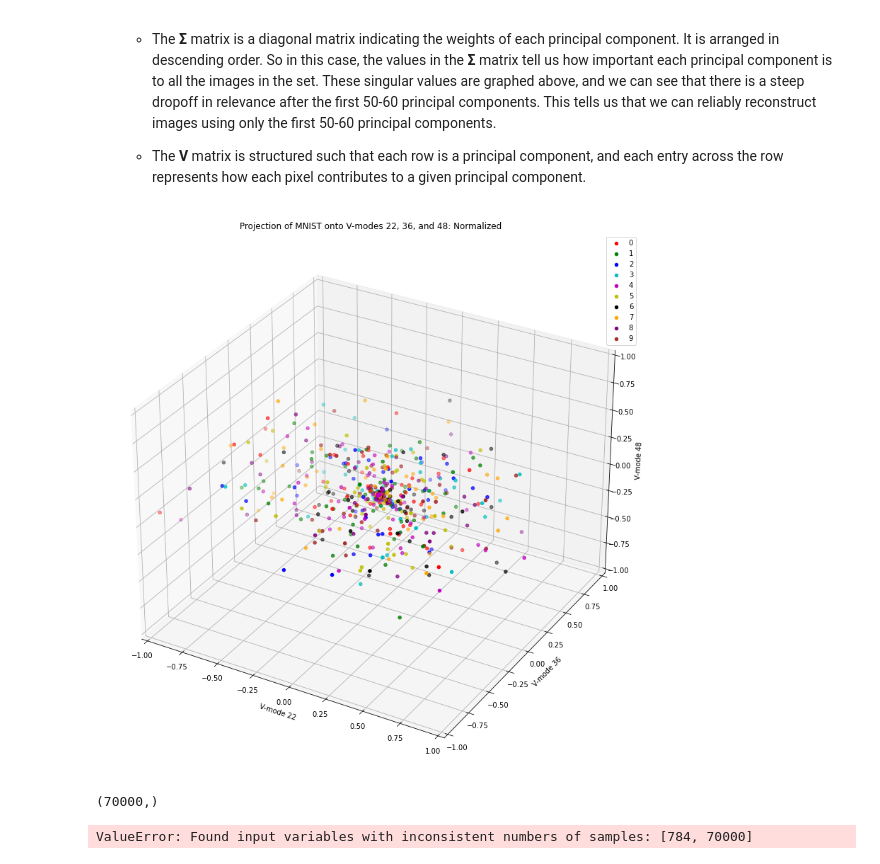
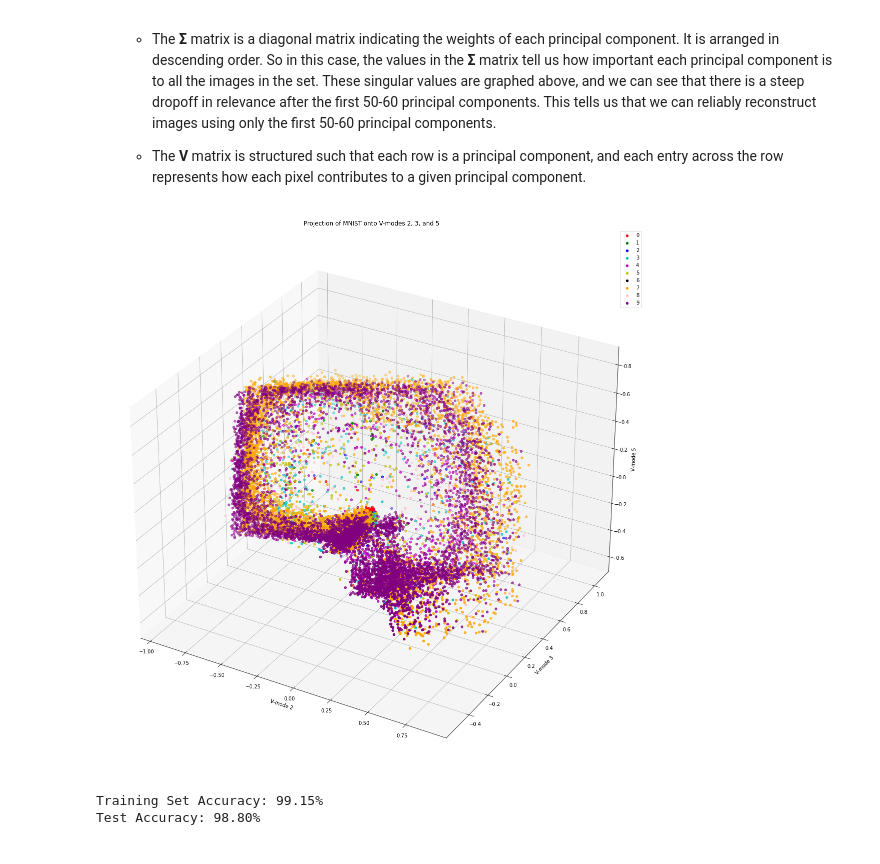
Before and after one commit to gitbheeds/EE399-Machine-Learning-and-Neural-Networks, a Jupyter notebook: HW3.ipynb, the cells around one changed output. Drawn from its saved outputs; the diff is of its cells as text; code cells hidden in the pictures.

```diff
--- a/HW3.ipynb
+++ b/HW3.ipynb
@@ -60,43 +60,32 @@ Number of modes necessary for 90% image reconstruction: 53
 
     - The **V** matrix is structured such that each row is a principal component, and each entry across the row represents how each pixel contributes to a given principal component.
 # %%
-#Problem 4: Projecting MNIST data onto
 # Select three columns of V
-V_select = Vt[[22, 36, 48], :]
-
+V_select = Vt[:, [1, 2, 4]]
 # Project X_reshaped onto the selected V-modes
-X_proj = X @ V_select.T
-X_proj = (X_proj / np.max(X_proj))
+X_proj = (X.T @ V_select)
 
 # Color the points by their digit label
 y = np.array(mnist.target)
-unique_vals = np.unique(y) #finding unique values in y aka digits 0-9
-num_vals = len(unique_vals)
-colors = ["r", "g", "b", "c", "m", "y", "k", "orange", "purple", "brown"] #list of colors
+unique_vals = np.unique(y)
 
-# Set up the figure. Larger figsize so its easier to see
-fig = plt.figure(figsize=(14, 14))
+colors = ["r", "g", "b", "c", "m", "y", "k", "orange", "pink", "purple"]
+fig = plt.figure(figsize=(20,20))
 ax = fig.add_subplot(111, projection='3d')
 
 # Plotting
 for i, val in enumerate(unique_vals):
     indices = np.where(y == val)[0]
-    valid_indices = np.intersect1d(indices, np.arange(X_proj.shape[0]))
-    ax.scatter3D(X_proj[valid_indices, 0], X_proj[valid_indices, 1], X_proj[valid_indices, 2], color=colors[i], label=str(val))
+    ax.scatter3D(X_proj[indices, 0], X_proj[indices, 1], X_proj[indices, 2], color=colors[i], label=str(val))
 
-#labels and titles
-ax.set_xlabel('V-mode 22')
-ax.set_ylabel('V-mode 36')
-ax.set_zlabel('V-mode 48')
-ax.set_title('Projection of MNIST onto V-modes 22, 36, and 48: Normalized')
+ax.set_xlabel('V-mode 2')
+ax.set_ylabel('V-mode 3')
+ax.set_zlabel('V-mode 5')
+ax.set_title('Projection of MNIST onto V-modes 2, 3, and 5')
 ax.legend()
-# Set the axis limits
-ax.set_xlim(-1, 1)
-ax.set_ylim(-1, 1)
-ax.set_zlim(-1, 1)
 plt.show()
 # %% [output]
-[figure, old version]
+[figure, new version]
 # %%
 #import cell for HW part 2! Focusing on the sklearn package to create LDAs, SVDs, and decision trees
 from sklearn.model_selection import train_test_split
@@ -104,26 +97,21 @@ from sklearn.discriminant_analysis import LinearDiscriminantAnalysis as LDA
-# %%
-#Defining training and test data. Using 80% of the data as training, and 20% as test
-print(y.shape)
-X_train, X_test, y_train, y_test = train_test_split(X_proj, y, test_size=0.2, random_state=42)
-
-#Training for classifying 2 and 7
-#generate samples of correctly labeled numbers
-digit_indices = np.where((y_train == 2) | (y_train == 7))[0]
-X_train_2_7 = X_train[digit_indices, :]
-y_train_2_7 = y_train[digit_indices]
-
-# Train LDA classifier
-lda = LDA()
-lda.fit(X_train_2_7, y_train_2_7)
-
-#make predictions on test data
-y_pred_2_7 = lda.predict(X_test)
-
-
-
-# Calculate overall accuracy
-accuracy = sum(y_pred_2_7 == y_test) / len(y_test)
-print(f"Overall accuracy: {accuracy:.2f}")
-# %% [output]
-(70000,)
-ValueError: Found input variables with inconsistent numbers of samples: [784, 70000]
+# %%
+# Select only the digits 3 and 8
+
+X = mnist.data[(mnist.target == '1') | (mnist.target == '5')]
+y = mnist.target[(mnist.target == '1') | (mnist.target == '5')]
+
+# Split the dataset into training and testing sets
+X_train, X_test, y_train, y_test = train_test_split(X, y, test_size=0.2, random_state=42)
+
+# Build a linear classifier using LDA
+lda = LinearDiscriminantAnalysis()
+lda.fit(X_train, y_train)
+accuracy_train = lda.score(X_train, y_train) * 100
+print(f"Training Set Accuracy: {accuracy_train:.2f}%")
+
+# Evaluate the classifier on the testing set
+accuracy = lda.score(X_test, y_test) * 100
+print(f"Test Accuracy: {accuracy:.2f}%")
+# %% [output]
+Training Set Accuracy: 99.15%
+Test Accuracy: 98.80%
```
Also changed, not shown: parts of 5 cells of this notebook.
